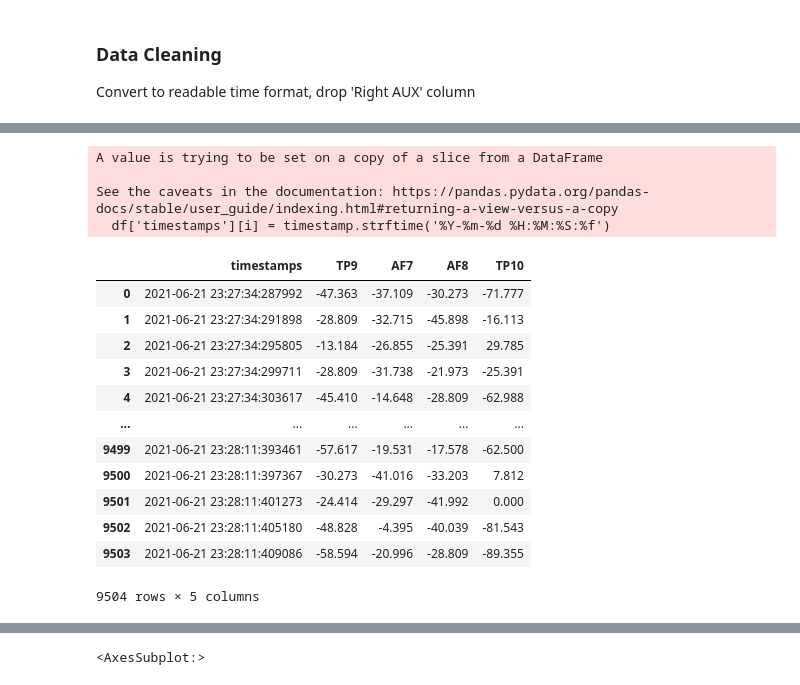
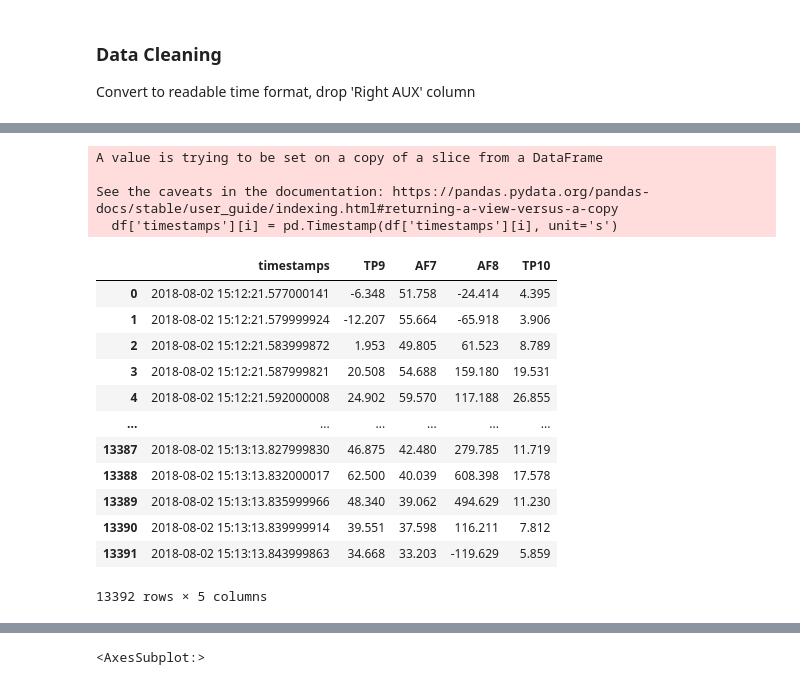
Before and after one commit to andyko208/EEG_Classification, a Jupyter notebook: EEG_data_analysis.ipynb, the cells around one changed output, grey strips where cells are left out. Saved outputs shown, nothing was run; the diff lists cells and outputs as text; code cells hidden in the pictures.

```diff
--- a/EEG_data_analysis.ipynb
+++ b/EEG_data_analysis.ipynb
@@ -229,7 +220,7 @@ Index(['lag1_mean_0', 'lag1_mean_1', 'lag1_mean_2', 'lag1_mean_3',
 Convert to readable time format, drop 'Right AUX' column
 # %%
 import datetime
-def reformat_timestamp(df):
+def reformat_timestamp_old(df):
     for i in range(df['timestamps'].shape[0]):
 #         for recently collected data
 #         timestamp = datetime.datetime.fromtimestamp(df['timestamps'][i]/1000000.0)
@@ -237,9 +228,14 @@ def reformat_timestamp(df):
 
 #         for previous research data
         df['timestamps'][i] = pd.Timestamp(df['timestamps'][i], unit='s')
-
-
-def reformat_df(df):
-    reformat_timestamp(df)
     df = df.drop(columns=['Right AUX'])
     return df
+
+def reformat_timestamp_new(df):
+    for i in range(df['timestamps'].shape[0]):
+#         for recently collected data
+        timestamp = datetime.datetime.fromtimestamp(df['timestamps'][i]/1000000.0)
+        df['timestamps'][i] = timestamp.strftime('%Y-%m-%d %H:%M:%S:%f')
+
+    df = df.drop(columns=['Right AUX'])
+    return df
@@ -288,25 +242,24 @@ See the caveats in the documentation: https://pandas.pydata.org/pandas-docs/stab
-# %%
-df_brian = reformat_df(df_brian)
-df_andy = reformat_df(df_andy)
-# %% [output]
-A value is trying to be set on a copy of a slice from a DataFrame
-
-See the caveats in the documentation: https://pandas.pydata.org/pandas-docs/stable/user_guide/indexing.html#returning-a-view-versus-a-copy
-  df['timestamps'][i] = timestamp.strftime('%Y-%m-%d %H:%M:%S:%f')
-# %%
-mind_wandering = reformat_df(mind_wandering)
-mind_wandering
-# %% [output]
-|  | timestamps | TP9 | AF7 | AF8 | TP10 |
-| 0 | 2021-06-21 23:27:34:287992 | -47.363 | -37.109 | -30.273 | -71.777 |
-| 1 | 2021-06-21 23:27:34:291898 | -28.809 | -32.715 | -45.898 | -16.113 |
-| 2 | 2021-06-21 23:27:34:295805 | -13.184 | -26.855 | -25.391 | 29.785 |
-| 3 | 2021-06-21 23:27:34:299711 | -28.809 | -31.738 | -21.973 | -25.391 |
-| 4 | 2021-06-21 23:27:34:303617 | -45.410 | -14.648 | -28.809 | -62.988 |
-| ... | ... | ... | ... | ... | ... |
-| 9499 | 2021-06-21 23:28:11:393461 | -57.617 | -19.531 | -17.578 | -62.500 |
-| 9500 | 2021-06-21 23:28:11:397367 | -30.273 | -41.016 | -33.203 | 7.812 |
-| 9501 | 2021-06-21 23:28:11:401273 | -24.414 | -29.297 | -41.992 | 0.000 |
-| 9502 | 2021-06-21 23:28:11:405180 | -48.828 | -4.395 | -40.039 | -81.543 |
-| 9503 | 2021-06-21 23:28:11:409086 | -58.594 | -20.996 | -28.809 | -89.355 |
-9504 rows × 5 columns
+# %%
+sub_a_relaxed = pd.read_csv(os.getcwd() + '/eeg-feature-generation/dataset/original_data/subjectd-concentrating-2.csv')
+# %%
+# subjecta-concentrating-2.csv
+sub_a_relaxed = reformat_timestamp_old(sub_a_relaxed)
+sub_a_relaxed
+# %% [output]
+A value is trying to be set on a copy of a slice from a DataFrame
+
+See the caveats in the documentation: https://pandas.pydata.org/pandas-docs/stable/user_guide/indexing.html#returning-a-view-versus-a-copy
+  df['timestamps'][i] = pd.Timestamp(df['timestamps'][i], unit='s')
+|  | timestamps | TP9 | AF7 | AF8 | TP10 |
+| 0 | 2018-08-02 15:12:21.577000141 | -6.348 | 51.758 | -24.414 | 4.395 |
+| 1 | 2018-08-02 15:12:21.579999924 | -12.207 | 55.664 | -65.918 | 3.906 |
+| 2 | 2018-08-02 15:12:21.583999872 | 1.953 | 49.805 | 61.523 | 8.789 |
+| 3 | 2018-08-02 15:12:21.587999821 | 20.508 | 54.688 | 159.180 | 19.531 |
+| 4 | 2018-08-02 15:12:21.592000008 | 24.902 | 59.570 | 117.188 | 26.855 |
+| ... | ... | ... | ... | ... | ... |
+| 13387 | 2018-08-02 15:13:13.827999830 | 46.875 | 42.480 | 279.785 | 11.719 |
+| 13388 | 2018-08-02 15:13:13.832000017 | 62.500 | 40.039 | 608.398 | 17.578 |
+| 13389 | 2018-08-02 15:13:13.835999966 | 48.340 | 39.062 | 494.629 | 11.230 |
+| 13390 | 2018-08-02 15:13:13.839999914 | 39.551 | 37.598 | 116.211 | 7.812 |
+| 13391 | 2018-08-02 15:13:13.843999863 | 34.668 | 33.203 | -119.629 | 5.859 |
+13392 rows × 5 columns
```
Also changed, not shown: parts of 13 cells of this notebook, 38 other files.
